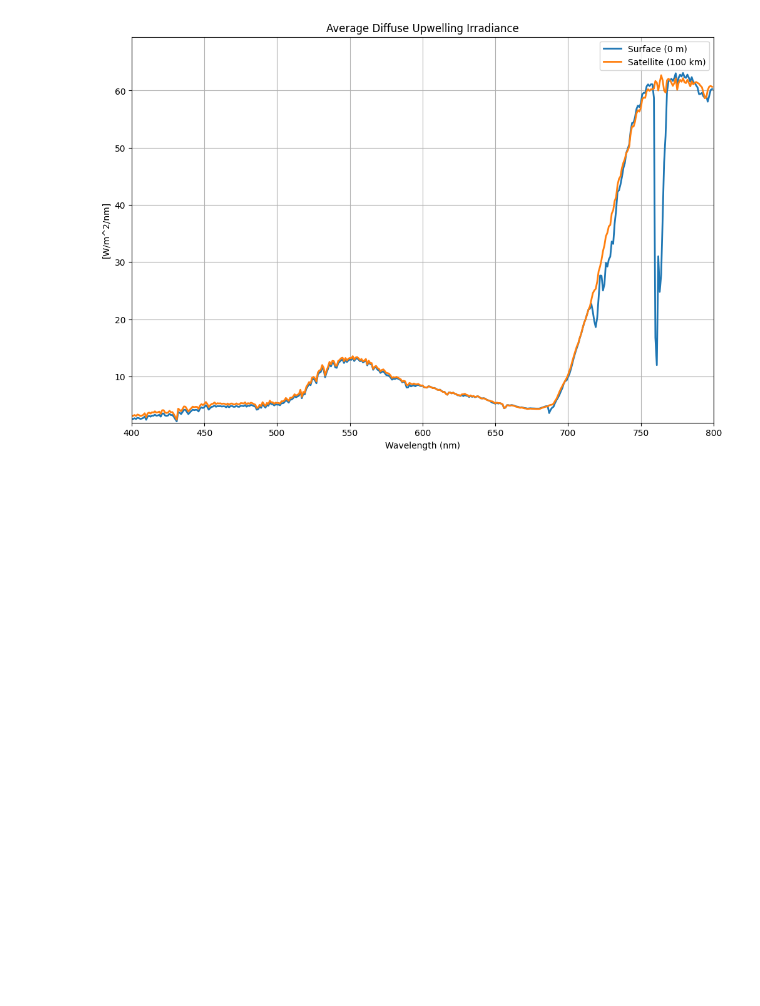
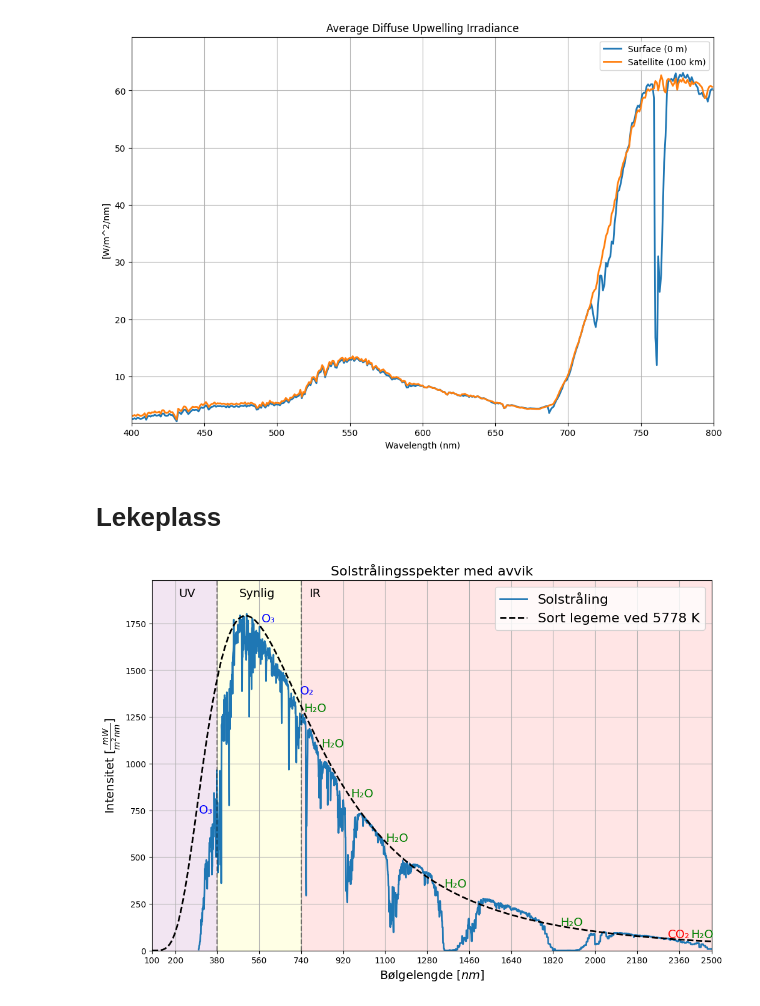
Before and after one commit to SkaugJr/TTK4265-OptiskFjernmaaling, a Jupyter notebook: Prosjekt2/RTM.ipynb, the cells around one changed output. Saved outputs shown, nothing was run; the diff lists cells and outputs as text; code cells hidden in the pictures; blank space fills up the shorter version.

```diff
--- a/Prosjekt2/RTM.ipynb
+++ b/Prosjekt2/RTM.ipynb
@@ -211,6 +211,17 @@ def parse_uvspec_output_umu_phi(filename):
     df = df.loc[:, ~df.columns.str.startswith('umu(')]
 
     return df
+
+def BlackBody(w,T) :
+    h = 6.62606957e-34 # joule·s
+    c = 2.99792458e8 # Speed of light in m/s
+    k = 1.38e-23 # Boltzmann constant in m^2 kg / s^2 / K
+    intensity = (2*h*c**2/w**5)*(1/(np.exp((h*c)/(w*k*T))- 1))*10**3 # in mW/m^2/nm/sr
+    return intensity
+
+def BlackBodySun(w,T,R_sun_earth=149600000):
+    R_sun=696340
+    return BlackBody(w,T)*(R_sun/R_sun_earth)**2*1.0e-9*np.pi
 # %% [markdown]
 # Scenario 1 - Clean Sky
 # %%
@@ -461,3 +453,65 @@ plt.show()
 2   100 km  446.975654
 [figure]
 [figure]
+# %% [markdown]
+# Lekeplass
+# %%
+# Load solar spectrum data
+solar = np.loadtxt('Data/solar.dat')
+
+# Black Body Radiation (BB)
+BBwave = np.arange(100, 2500, 1)
+BB = BlackBodySun(BBwave * 10**(-9), 5778)
+
+# Plot solar spectrum
+plt.figure(figsize=(12, 8))
+plt.plot(solar[:, 0], solar[:, 1], linewidth=2, label='Solstråling')
+plt.plot(BBwave, BB, color='k', linestyle='--', linewidth=2, label='Sort legeme ved 5778 K')
+
+# Annotate regions UV, Visible, and Infrared
+plt.axvspan(100, 380, color='purple', alpha=0.1)  # UV region
+plt.axvspan(380, 740, color='yellow', alpha=0.1)  # Visible region
+plt.axvspan(740, 2500, color='red', alpha=0.1)    # Infrared region
+plt.axvline(x=380, color='k', linestyle='--', alpha=0.4)
+plt.axvline(x=740, color='k', linestyle='--', alpha=0.4)
+
+plt.text(250, max(solar[:, 1]) * 1.05, 'UV', fontsize=14, ha='center')
+plt.text(550, max(solar[:, 1]) * 1.05, 'Synlig', fontsize=14, ha='center')
+plt.text(800, max(solar[:, 1]) * 1.05, 'IR', fontsize=14, ha='center')
+
+# Annotate known absorption regions for greenhouse gases
+# Oxygen (O2)
+plt.text(765, BB[765-150], 'O₂', color='blue', fontsize=14, ha='center')
+
+# Ozone (O3)
+plt.text(330, BB[340-150], 'O₃', color='blue', fontsize=14, ha='center')
+plt.text(600, BB[600-150], 'O₃', color='blue', fontsize=14, ha='center')
+
+# Water vapor (H2O)
+plt.text(800, BB[800-150], 'H₂O', color='green', fontsize=14, ha='center')
+plt.text(875, BB[875-150], 'H₂O', color='green', fontsize=14, ha='center')
+plt.text(1000, BB[1000-150], 'H₂O', color='green', fontsize=14, ha='center')
+plt.text(1150, BB[1150-150], 'H₂O', color='green', fontsize=14, ha='center')
+plt.text(1400, BB[1400-150], 'H₂O', color='green', fontsize=14, ha='center')
+plt.text(1900, BB[1900-150], 'H₂O', color='green', fontsize=14, ha='center')
+plt.text(2460, BB[2400-150]+10, 'H₂O', color='green', fontsize=14, ha='center')
+
+# Carbon dioxide (CO2)
+plt.text(2360, BB[2400-150]+10, 'CO₂', color='red', fontsize=14, ha='center')
+
+
+# Add labels and title
+plt.xlabel(r'Bølgelengde [$nm$]',fontsize=14)
+plt.ylabel(r'Intensitet [$\frac{mW}{m^2nm}$]',fontsize=14)
+plt.title('Solstrålingsspekter med avvik',fontsize=16)
+plt.ylim(0, max(solar[:, 1])*1.1)
+plt.xlim(100, 2500)
+
+ticks = np.arange(200, 2510, 180)
+ticks = np.append(ticks, [100, 2500])
+plt.xticks(ticks)
+plt.grid(True)
+plt.legend(fontsize=16)
+plt.show()
+# %% [output]
+[figure, added]
```
Also changed, not shown: parts of 1 cell of this notebook, 6 other files.
